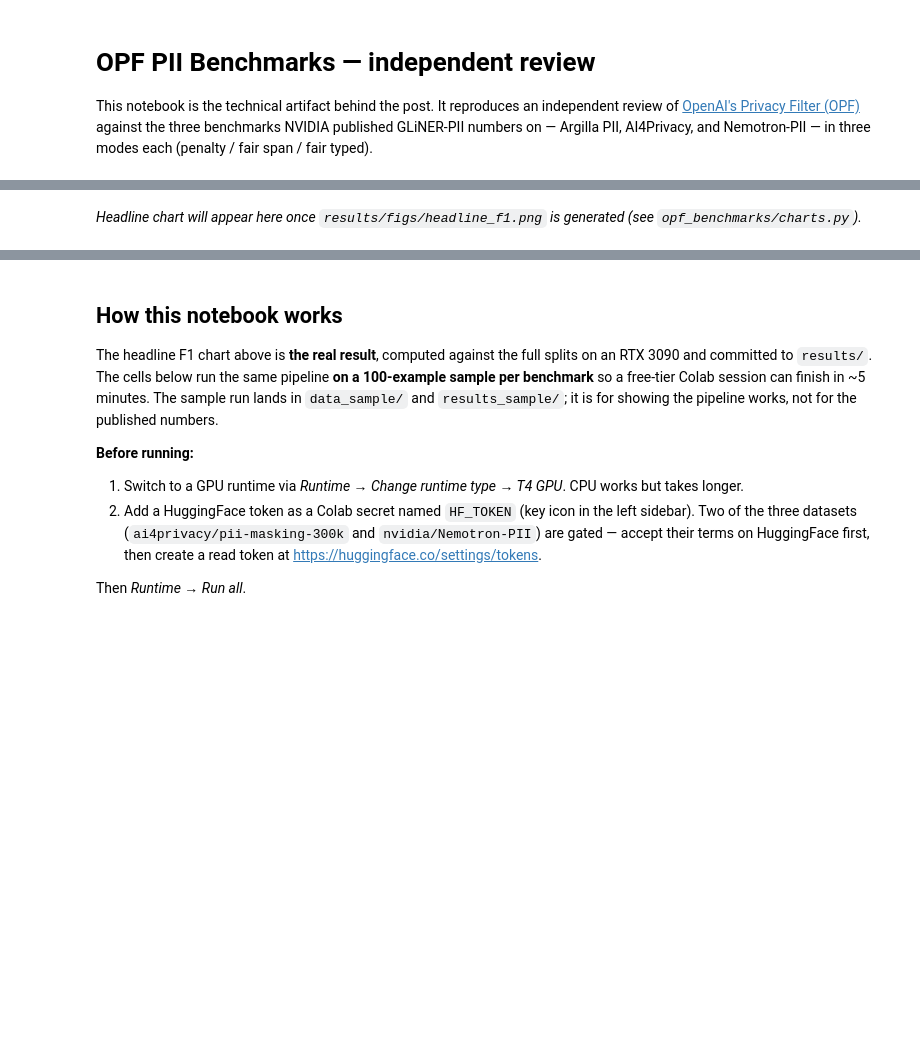
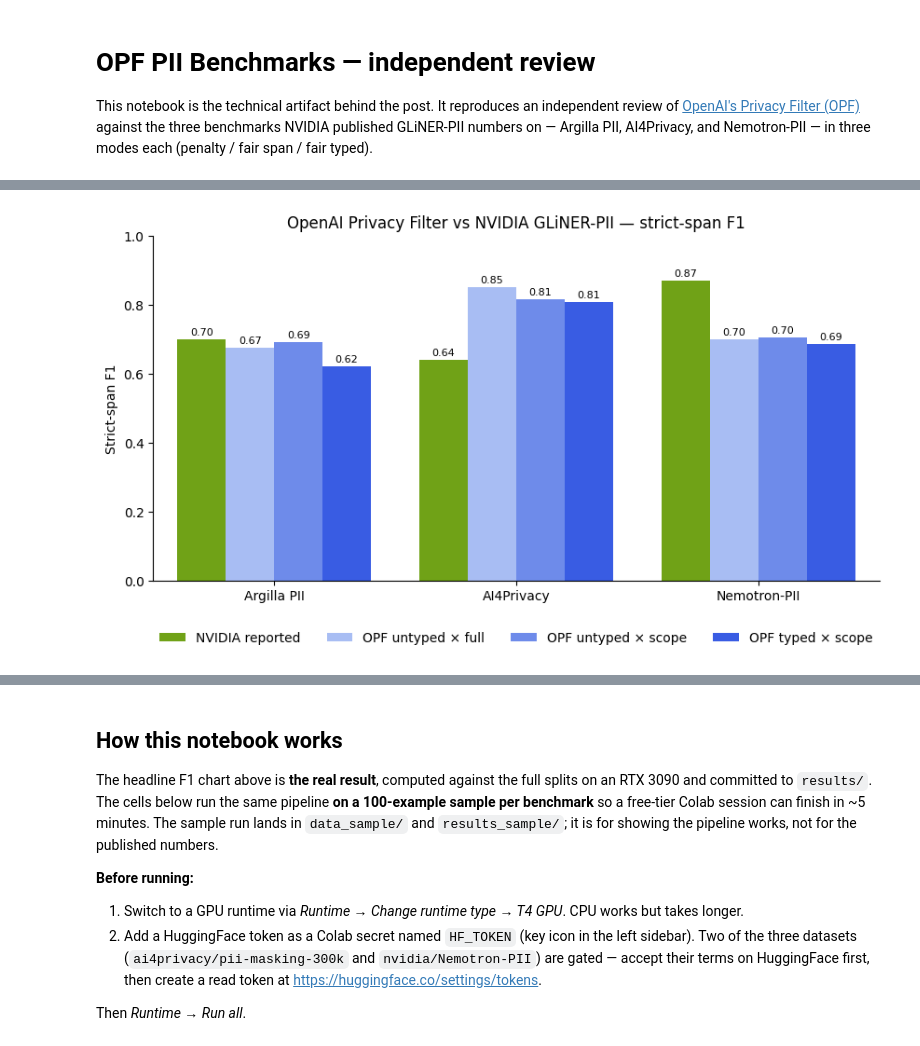
Before and after one commit to CupOfGeo/opf-benchmarks-geo, a Jupyter notebook: run_benchmarks.ipynb, the cells around one changed output, grey strips where cells are left out. Saved outputs shown, nothing was run; the diff lists cells and outputs as text; code cells hidden in the pictures; blank space fills up the shorter version.

```diff
--- a/run_benchmarks.ipynb
+++ b/run_benchmarks.ipynb
@@ -14,19 +39,12 @@ This notebook is the technical artifact behind the post. It reproduces an indepe
 # %%
-# Render the headline chart from the full-size pre-computed run (results/).
-# The image is generated by opf_benchmarks.charts (Phase 4 of the build plan) and
-# committed to the repo. When viewing on GitHub/nbviewer this also renders the
-# markdown image above. The code-cell fallback below is for Colab/local runs
-# where the file may be missing.
-from pathlib import Path
-from IPython.display import Image, Markdown, display
+# Headline chart. Reads from `vast_results/` (committed full-run metrics).
+# The markdown image link above (`vast_results/figs/headline_f1.png`) is the
+# static version used by GitHub's notebook viewer; this cell is the live render
+# that always matches whatever's in `vast_results/`.
 
-hero = Path("results/figs/headline_f1.png")
-if hero.exists():
-    display(Image(str(hero)))
-else:
-    display(Markdown(
-        "_Headline chart will appear here once `results/figs/headline_f1.png` "
-        "is generated (see `opf_benchmarks/charts.py`)._"
-    ))
+from opf_benchmarks.charts import load_metrics, plot_headline_f1
+
+payloads = load_metrics("vast_results")
+fig = plot_headline_f1(payloads)
 # %% [output]
-_Headline chart will appear here once `results/figs/headline_f1.png` is generated (see `opf_benchmarks/charts.py`)._
+[figure, added]
```
Also changed, not shown: parts of 14 cells of this notebook, 15 other files.
